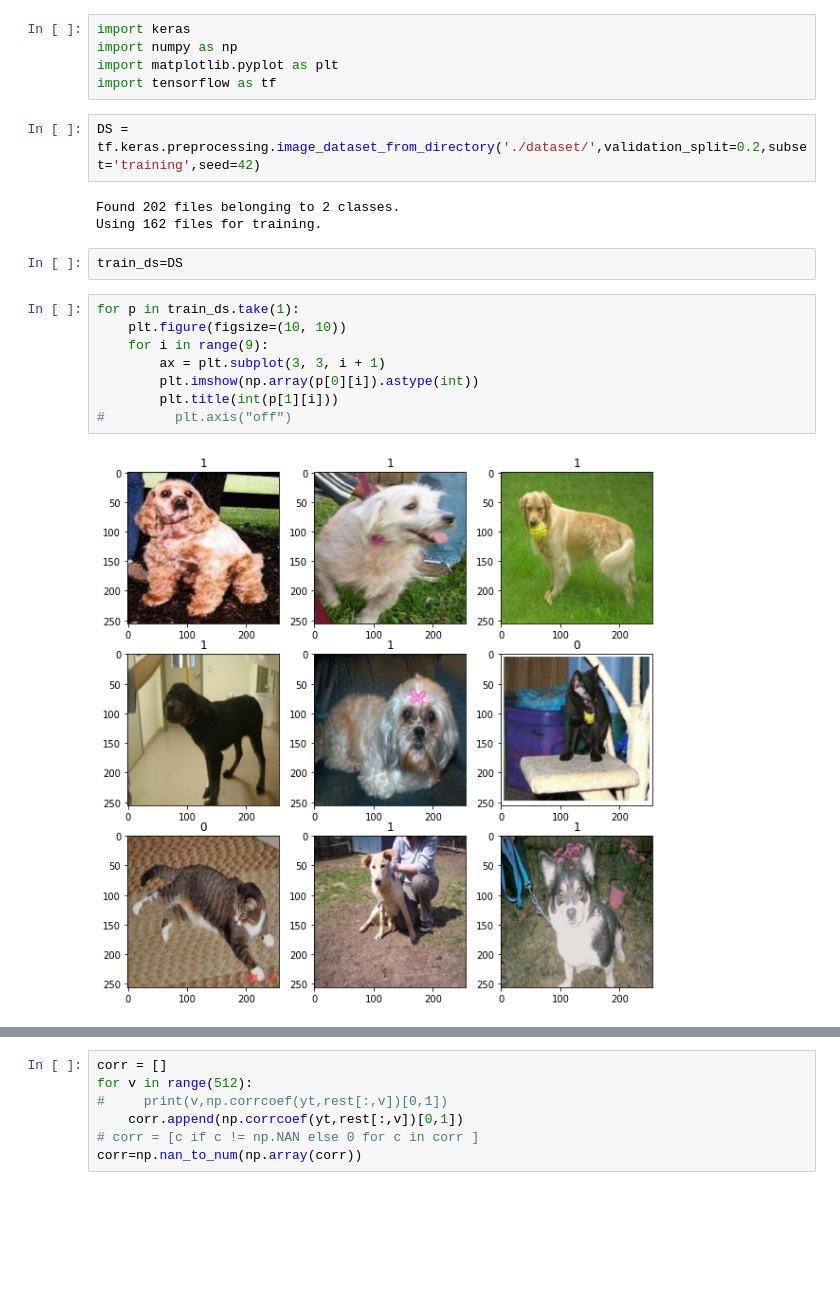
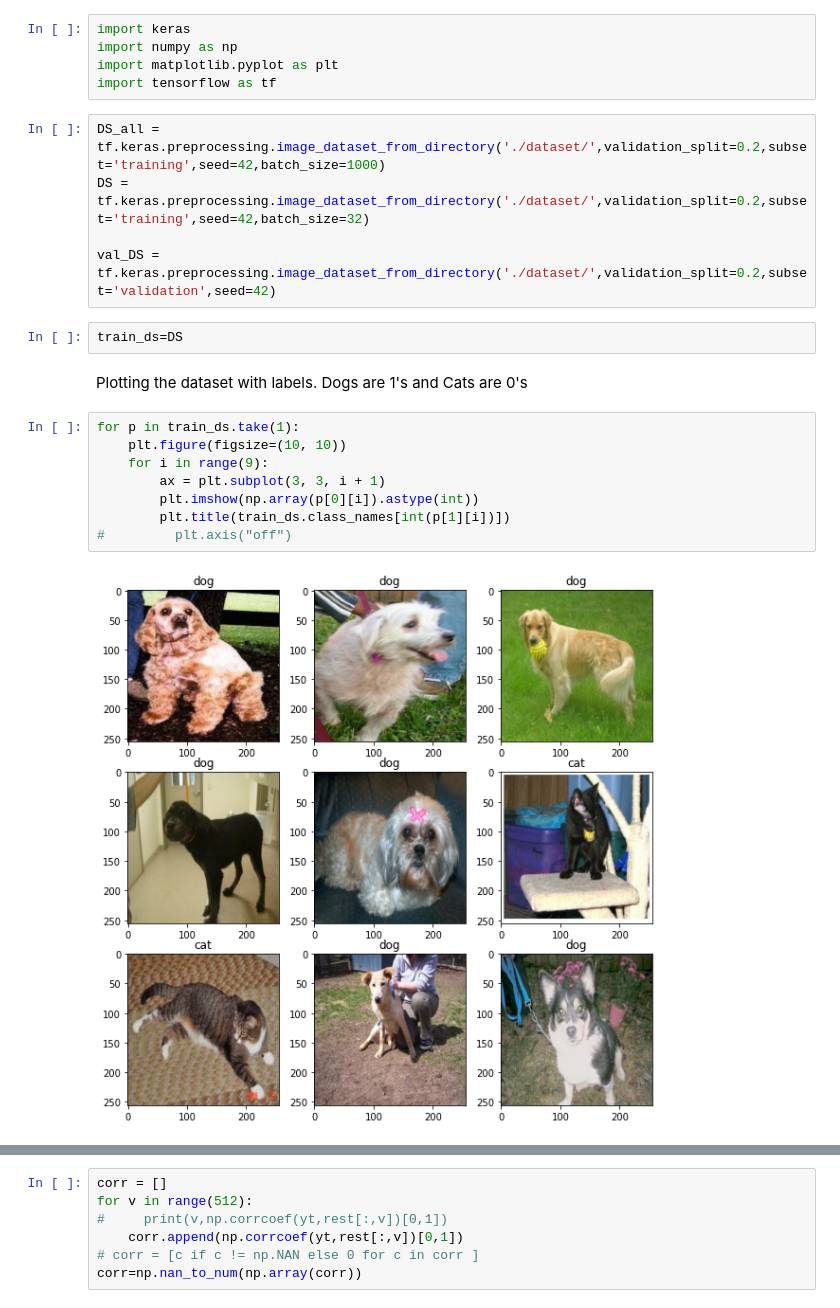
Before and after one commit to sprabhu07/DeepLearning, a Jupyter notebook: visualize_localize.ipynb, the cells around one changed output, grey strips where cells are left out. Drawn from its saved outputs; the diff is of its cells as text; blank space fills up the shorter version.

```diff
--- a/visualize_localize.ipynb
+++ b/visualize_localize.ipynb
@@ -4,19 +4,21 @@ import numpy as np
 import matplotlib.pyplot as plt
 import tensorflow as tf
 # %%
-DS = tf.keras.preprocessing.image_dataset_from_directory('./dataset/',validation_split=0.2,subset='training',seed=42)
+DS_all = tf.keras.preprocessing.image_dataset_from_directory('./dataset/',validation_split=0.2,subset='training',seed=42,batch_size=1000)
+DS = tf.keras.preprocessing.image_dataset_from_directory('./dataset/',validation_split=0.2,subset='training',seed=42,batch_size=32)
+
+val_DS = tf.keras.preprocessing.image_dataset_from_directory('./dataset/',validation_split=0.2,subset='validation',seed=42)
-# %% [output]
-Found 202 files belonging to 2 classes.
-Using 162 files for training.
-# %%
-train_ds=DS
+# %%
+train_ds=DS
+# %% [markdown]
+Plotting the dataset with labels. Dogs are 1's and Cats are 0's
 # %%
 for p in train_ds.take(1):
     plt.figure(figsize=(10, 10))
     for i in range(9):
         ax = plt.subplot(3, 3, i + 1)
         plt.imshow(np.array(p[0][i]).astype(int))
-        plt.title(int(p[1][i]))
+        plt.title(train_ds.class_names[int(p[1][i])])
 #         plt.axis("off")
 # %% [output]
-[figure, old version]
+[figure, new version]
```
Also changed, not shown: parts of 45 cells of this notebook.
